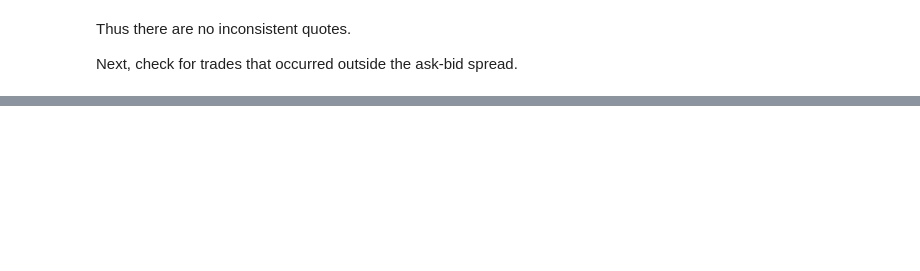
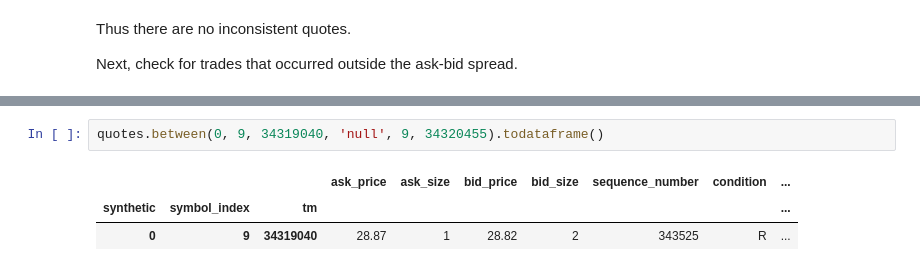
Before and after one commit to Paradigm4/TAQ, a Jupyter notebook: TAQ_ipynb.ipynb, the cells around one changed output, grey strips where cells are left out. Drawn from its saved outputs; the diff is of its cells as text; blank space fills up the shorter version.

```diff
--- a/TAQ_ipynb.ipynb
+++ b/TAQ_ipynb.ipynb
@@ -380,0 +422,6 @@ sdb.merge(asof1.filter('price < bid_price or price > ask_price')\
+# %%
+quotes.between(0, 9, 34319040, 'null', 9, 34320455).todataframe()
+# %% [output]
+|  |  |  | ask_price | ask_size | bid_price | bid_size | sequence_number | condition | ... |
+| synthetic | symbol_index | tm |  |  |  |  |  |  | ... |
+| 0 | 9 | 34319040 | 28.87 | 1 | 28.82 | 2 | 343525 | R | ... |
```
Also changed, not shown: parts of 15 cells of this notebook.
